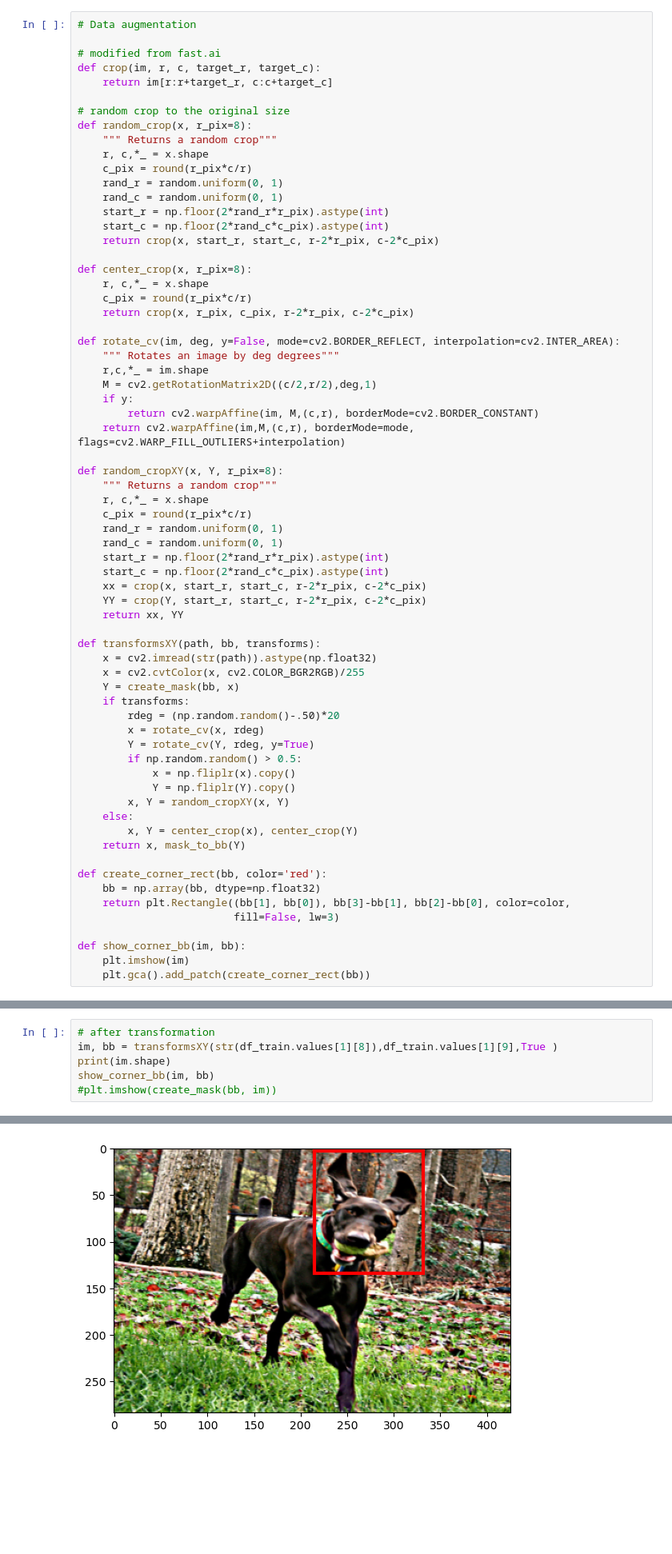
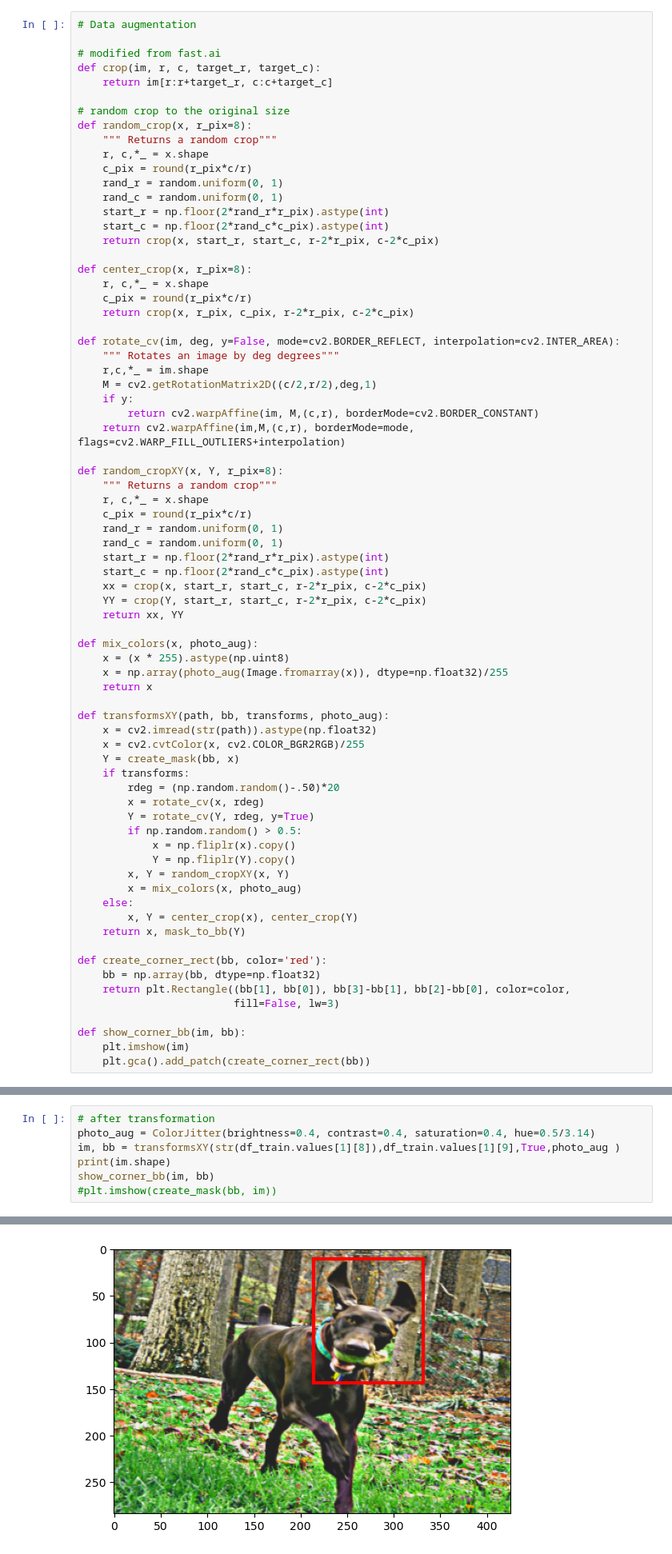
Before and after one commit to ArfitAP/Cat-or-Dog, a Jupyter notebook: Notebooks/Data playground.ipynb, the cells around one changed output, grey strips where cells are left out. Shown at 80% size. Saved outputs shown, nothing was run; the diff lists cells and outputs as text; blank space fills up the shorter version.

Commit message:
Color augmentation using ColorJitter

```diff
--- a/Notebooks/Data playground.ipynb
+++ b/Notebooks/Data playground.ipynb
@@ -165,7 +166,12 @@ def random_cropXY(x, Y, r_pix=8):
     YY = crop(Y, start_r, start_c, r-2*r_pix, c-2*c_pix)
     return xx, YY
 
-def transformsXY(path, bb, transforms):
+def mix_colors(x, photo_aug):
+    x = (x * 255).astype(np.uint8)
+    x = np.array(photo_aug(Image.fromarray(x)), dtype=np.float32)/255
+    return x
+
+def transformsXY(path, bb, transforms, photo_aug):
     x = cv2.imread(str(path)).astype(np.float32)
     x = cv2.cvtColor(x, cv2.COLOR_BGR2RGB)/255
     Y = create_mask(bb, x)
@@ -177,6 +183,7 @@ def transformsXY(path, bb, transforms):
             x = np.fliplr(x).copy()
             Y = np.fliplr(Y).copy()
         x, Y = random_cropXY(x, Y)
+        x = mix_colors(x, photo_aug)
     else:
         x, Y = center_crop(x), center_crop(Y)
     return x, mask_to_bb(Y)
@@ -199,12 +206,13 @@ show_corner_bb(im, df_train.values[0][9])
 # %%
 # after transformation
-im, bb = transformsXY(str(df_train.values[1][8]),df_train.values[1][9],True )
+photo_aug = ColorJitter(brightness=0.4, contrast=0.4, saturation=0.4, hue=0.5/3.14)
+im, bb = transformsXY(str(df_train.values[1][8]),df_train.values[1][9],True,photo_aug )
 print(im.shape)
 show_corner_bb(im, bb)
 #plt.imshow(create_mask(bb, im))
 # %% [output]
 (284, 426, 3)
-[figure, old version]
+[figure, new version]
 # %%
 ##
 
```
Also changed, not shown: parts of 14 cells of this notebook.
